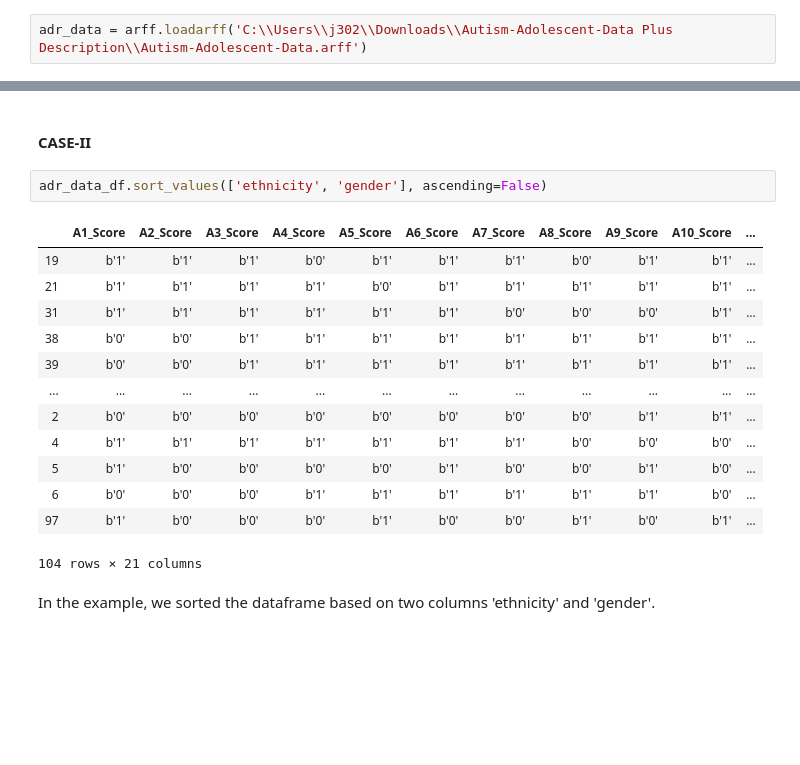
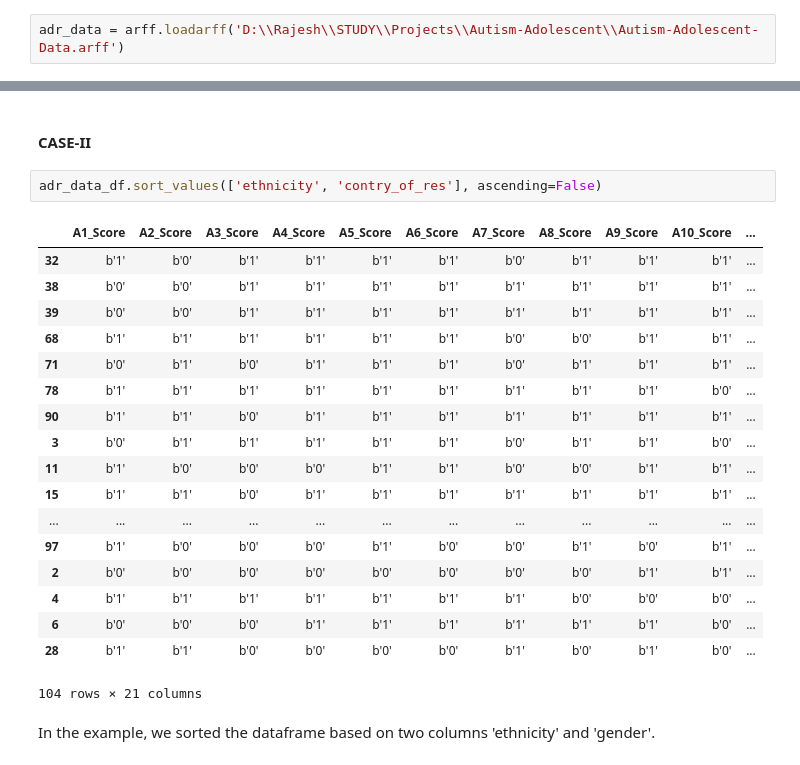
Before and after one commit to raj-shr-git/Deep_Dive_in_ML_Python, a Jupyter notebook: Blog-7_8_9(Pandas)/Pandas_Handbook.ipynb, the cells around one changed output, grey strips where cells are left out. Saved outputs shown, nothing was run; the diff lists cells and outputs as text; blank space fills up the shorter version.

```diff
--- a/Blog-7_8_9(Pandas)/Pandas_Handbook.ipynb
+++ b/Blog-7_8_9(Pandas)/Pandas_Handbook.ipynb
@@ -817,7 +873,7 @@ from scipy.io import arff
 # %%
 import pandas as pd
 # %%
-adr_data = arff.loadarff('C:\\Users\\j302\\Downloads\\Autism-Adolescent-Data Plus Description\\Autism-Adolescent-Data.arff')
+adr_data = arff.loadarff('D:\\Rajesh\\STUDY\\Projects\\Autism-Adolescent\\Autism-Adolescent-Data.arff')
 # %%
 type(adr_data)        # What's the datatype of adr_data?
 # %% [output]
@@ -1010,20 +1139,25 @@ In the above example, we sort the DataFrame by using the column 'gender'.
 # %% [markdown]
 #### **CASE-II**
 # %%
-adr_data_df.sort_values(['ethnicity', 'gender'], ascending=False)
+adr_data_df.sort_values(['ethnicity', 'contry_of_res'], ascending=False)
 # %% [output]
 |  | A1_Score | A2_Score | A3_Score | A4_Score | A5_Score | A6_Score | A7_Score | A8_Score | A9_Score | A10_Score | ... |
-| 19 | b'1' | b'1' | b'1' | b'0' | b'1' | b'1' | b'1' | b'0' | b'1' | b'1' | ... |
-| 21 | b'1' | b'1' | b'1' | b'1' | b'0' | b'1' | b'1' | b'1' | b'1' | b'1' | ... |
-| 31 | b'1' | b'1' | b'1' | b'1' | b'1' | b'1' | b'0' | b'0' | b'0' | b'1' | ... |
+| 32 | b'1' | b'0' | b'1' | b'1' | b'1' | b'1' | b'0' | b'1' | b'1' | b'1' | ... |
 | 38 | b'0' | b'0' | b'1' | b'1' | b'1' | b'1' | b'1' | b'1' | b'1' | b'1' | ... |
 | 39 | b'0' | b'0' | b'1' | b'1' | b'1' | b'1' | b'1' | b'1' | b'1' | b'1' | ... |
+| 68 | b'1' | b'1' | b'1' | b'1' | b'1' | b'1' | b'0' | b'0' | b'1' | b'1' | ... |
+| 71 | b'0' | b'1' | b'0' | b'1' | b'1' | b'1' | b'0' | b'1' | b'1' | b'1' | ... |
+| 78 | b'1' | b'1' | b'1' | b'1' | b'1' | b'1' | b'1' | b'1' | b'1' | b'0' | ... |
+| 90 | b'1' | b'1' | b'0' | b'1' | b'1' | b'1' | b'1' | b'1' | b'1' | b'1' | ... |
+| 3 | b'0' | b'1' | b'1' | b'1' | b'1' | b'1' | b'0' | b'1' | b'1' | b'0' | ... |
+| 11 | b'1' | b'0' | b'0' | b'0' | b'1' | b'1' | b'0' | b'0' | b'1' | b'1' | ... |
+| 15 | b'1' | b'1' | b'0' | b'1' | b'1' | b'1' | b'1' | b'1' | b'1' | b'1' | ... |
 | ... | ... | ... | ... | ... | ... | ... | ... | ... | ... | ... | ... |
+| 97 | b'1' | b'0' | b'0' | b'0' | b'1' | b'0' | b'0' | b'1' | b'0' | b'1' | ... |
 | 2 | b'0' | b'0' | b'0' | b'0' | b'0' | b'0' | b'0' | b'0' | b'1' | b'1' | ... |
 | 4 | b'1' | b'1' | b'1' | b'1' | b'1' | b'1' | b'1' | b'0' | b'0' | b'0' | ... |
-| 5 | b'1' | b'0' | b'0' | b'0' | b'0' | b'1' | b'0' | b'0' | b'1' | b'0' | ... |
 | 6 | b'0' | b'0' | b'0' | b'1' | b'1' | b'1' | b'1' | b'1' | b'1' | b'0' | ... |
-| 97 | b'1' | b'0' | b'0' | b'0' | b'1' | b'0' | b'0' | b'1' | b'0' | b'1' | ... |
+| 28 | b'1' | b'1' | b'0' | b'0' | b'0' | b'0' | b'1' | b'0' | b'1' | b'0' | ... |
 104 rows × 21 columns
 # %% [markdown]
 In the example, we sorted the dataframe based on two columns 'ethnicity' and 'gender'.
```
Also changed, not shown: parts of 75 cells of this notebook.
